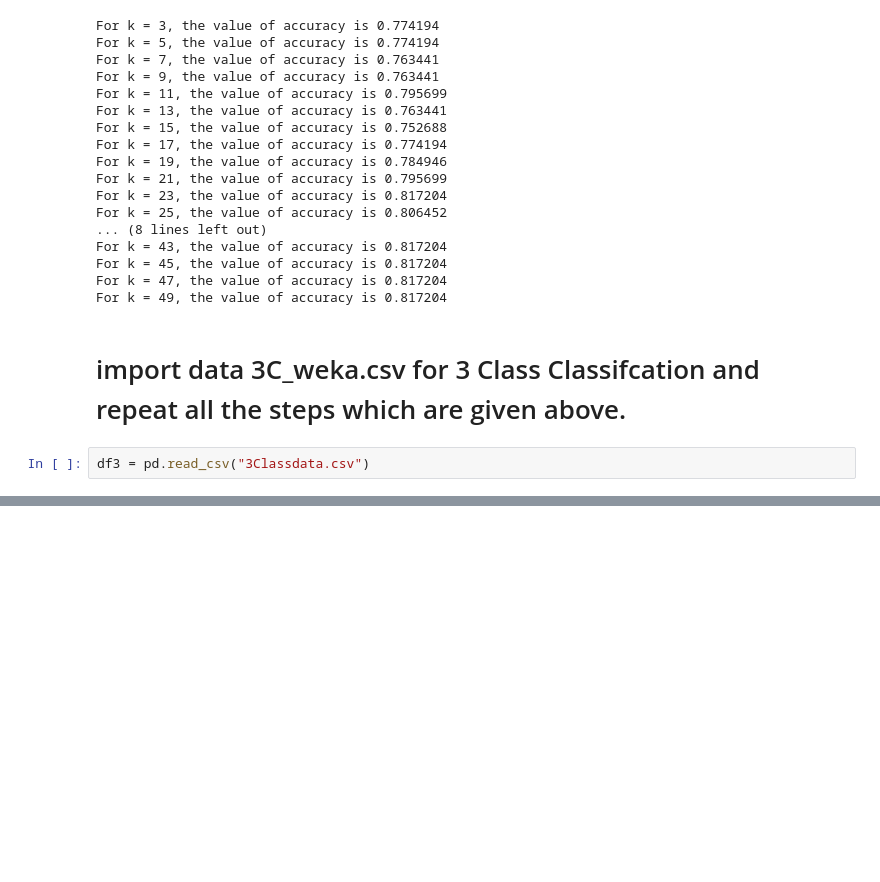
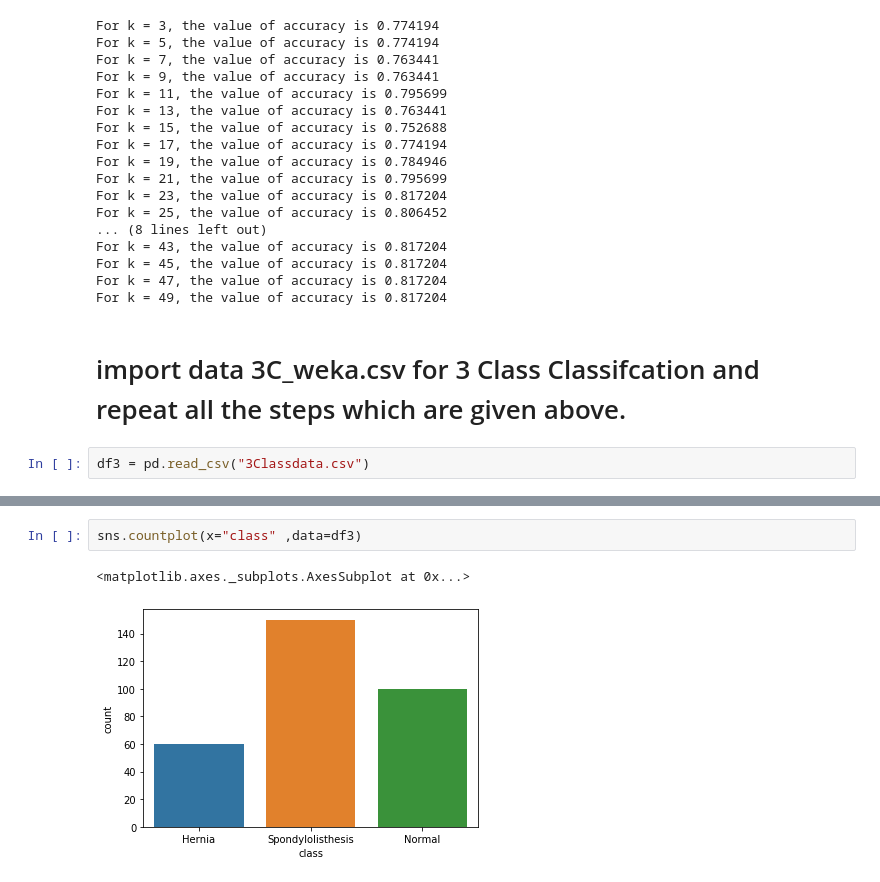
Before and after one commit to mohit19mahajan/aiml1, a Jupyter notebook: Project - kNN- Patient type Classification.ipynb, the cells around one changed output, grey strips where cells are left out. Cells and saved outputs as stored; diff of their text form; blank space fills up the shorter version.

```diff
--- a/Project - kNN- Patient type Classification.ipynb
+++ b/Project - kNN- Patient type Classification.ipynb
@@ -190,0 +242,5 @@ df3 = pd.read_csv("3Classdata.csv")
+# %%
+sns.countplot(x="class" ,data=df3)
+# %% [output]
+<matplotlib.axes._subplots.AxesSubplot at 0x...>
+[figure, added]
```
Also changed, not shown: parts of 17 cells of this notebook.
